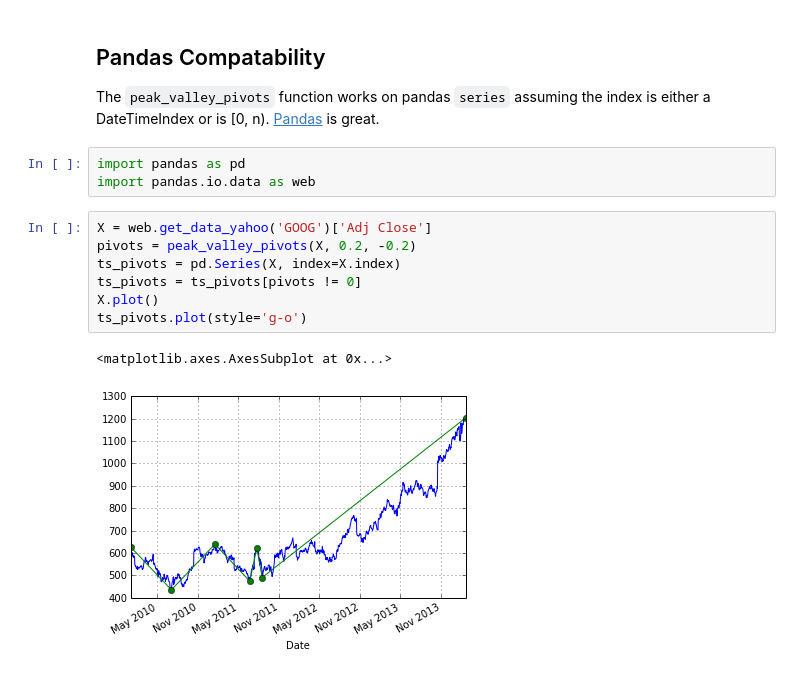
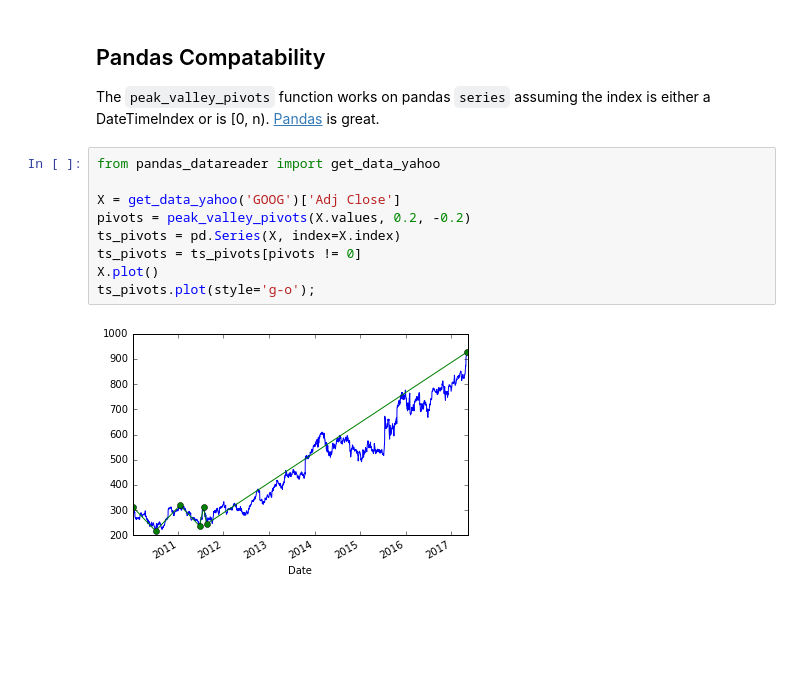
Before and after one commit to jbn/ZigZag, a Jupyter notebook: zigzag_demo.ipynb, the cells around one changed output. Saved outputs shown, nothing was run; the diff lists cells and outputs as text; blank space fills up the shorter version.

```diff
--- a/zigzag_demo.ipynb
+++ b/zigzag_demo.ipynb
@@ -61,16 +65,14 @@ max_drawdown(X)
 Pandas Compatability
 ---
 The `peak_valley_pivots` function works on pandas `series` assuming the index is either a DateTimeIndex or is \[0, n). [Pandas](http://pandas.pydata.org/) is great.
-# %%
-import pandas as pd
-import pandas.io.data as web
 # %%
-X = web.get_data_yahoo('GOOG')['Adj Close']
-pivots = peak_valley_pivots(X, 0.2, -0.2)
+from pandas_datareader import get_data_yahoo
+
+X = get_data_yahoo('GOOG')['Adj Close']
+pivots = peak_valley_pivots(X.values, 0.2, -0.2)
 ts_pivots = pd.Series(X, index=X.index)
 ts_pivots = ts_pivots[pivots != 0]
 X.plot()
-ts_pivots.plot(style='g-o')
+ts_pivots.plot(style='g-o');
 # %% [output]
-<matplotlib.axes.AxesSubplot at 0x...>
-[figure, old version]
+[figure, new version]
```
Also changed, not shown: parts of 8 cells of this notebook, 13 other files.
